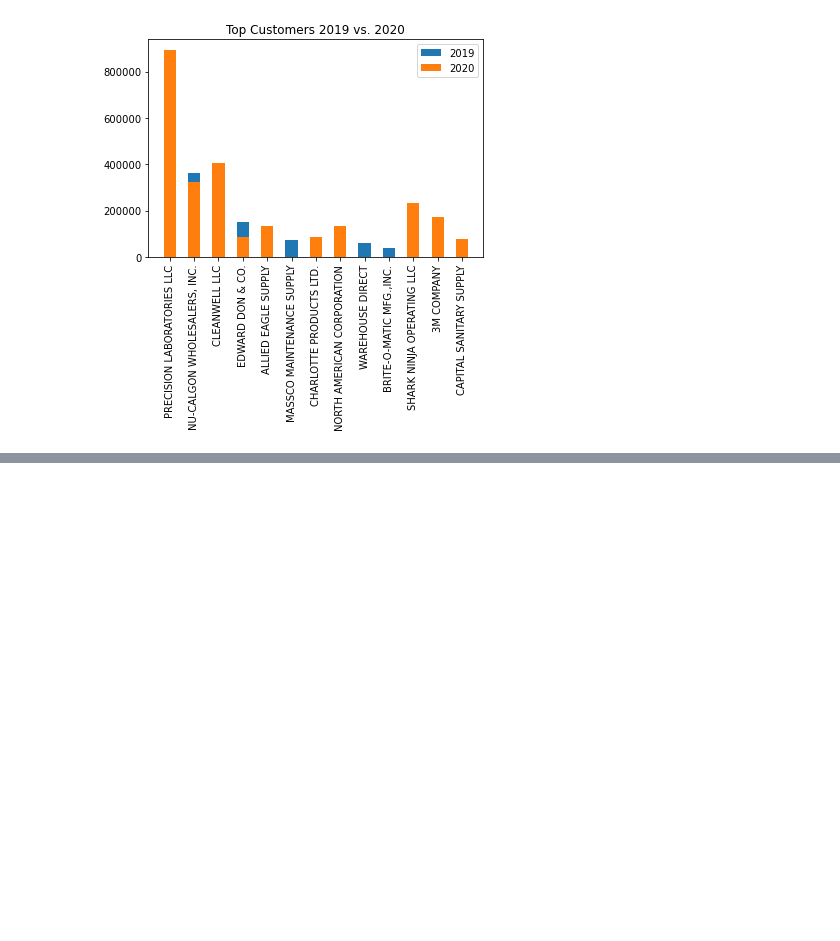
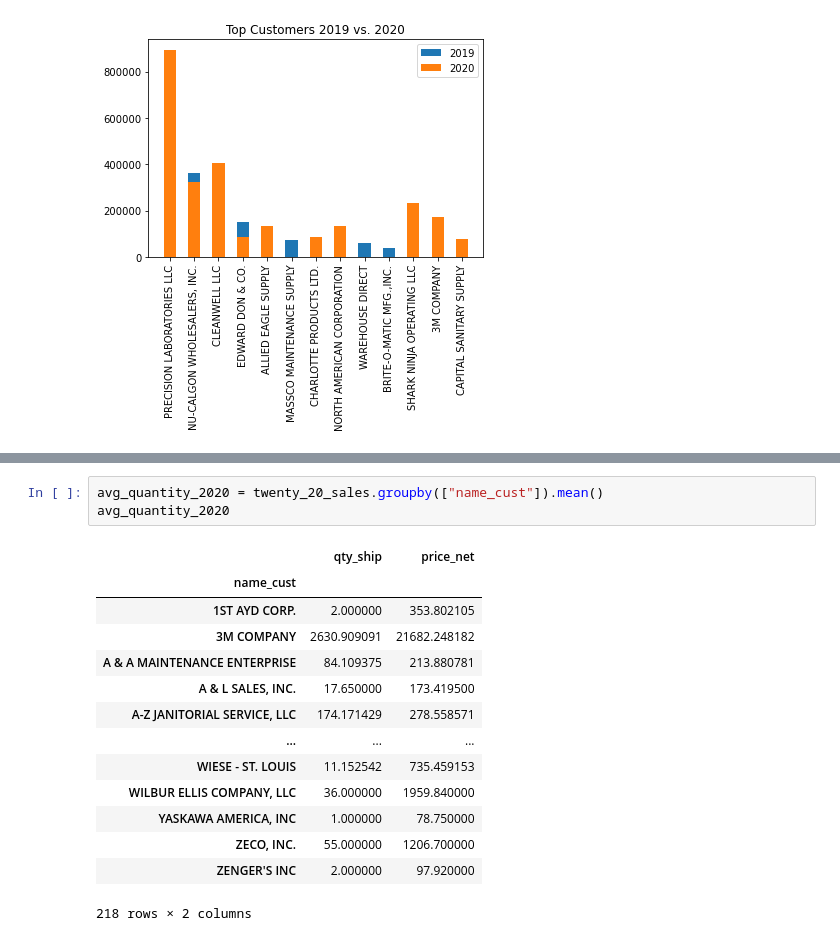
Before and after one commit to aadeba5/Project1, a Jupyter notebook: Nuance_Kayla.ipynb, the cells around one changed output, grey strips where cells are left out. Saved outputs shown, nothing was run; the diff lists cells and outputs as text; blank space fills up the shorter version.

```diff
--- a/Nuance_Kayla.ipynb
+++ b/Nuance_Kayla.ipynb
@@ -184,0 +206,18 @@ plt.show()
+# %%
+avg_quantity_2020 = twenty_20_sales.groupby(["name_cust"]).mean()
+avg_quantity_2020
+# %% [output]
+|  | qty_ship | price_net |
+| name_cust |  |  |
+| 1ST AYD CORP. | 2.000000 | 353.802105 |
+| 3M COMPANY | 2630.909091 | 21682.248182 |
+| A & A MAINTENANCE ENTERPRISE | 84.109375 | 213.880781 |
+| A & L SALES, INC. | 17.650000 | 173.419500 |
+| A-Z JANITORIAL SERVICE, LLC | 174.171429 | 278.558571 |
+| ... | ... | ... |
+| WIESE - ST. LOUIS | 11.152542 | 735.459153 |
+| WILBUR ELLIS COMPANY, LLC | 36.000000 | 1959.840000 |
+| YASKAWA AMERICA, INC | 1.000000 | 78.750000 |
+| ZECO, INC. | 55.000000 | 1206.700000 |
+| ZENGER'S INC | 2.000000 | 97.920000 |
+218 rows × 2 columns
```
Also changed, not shown: parts of 5 cells of this notebook.
